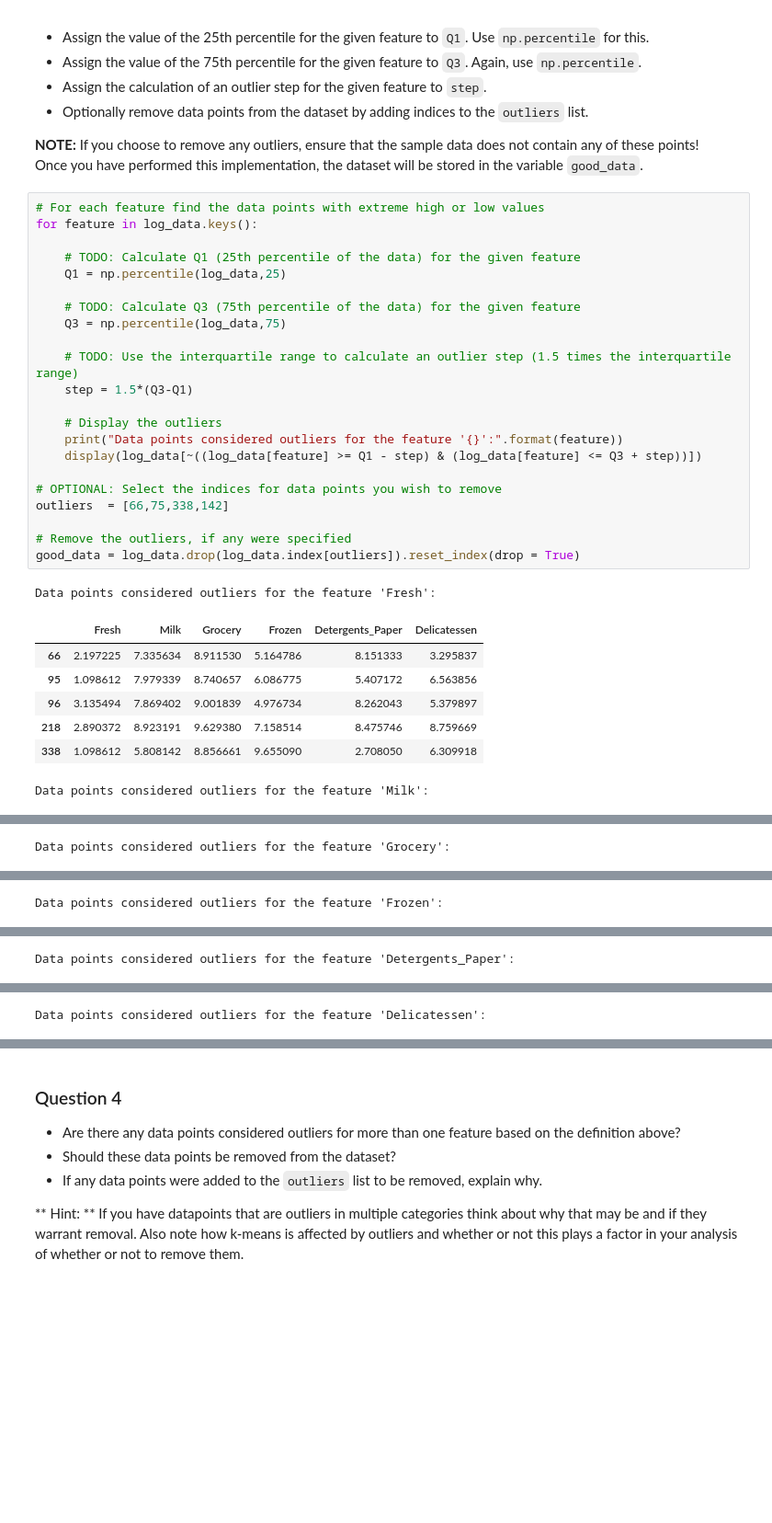
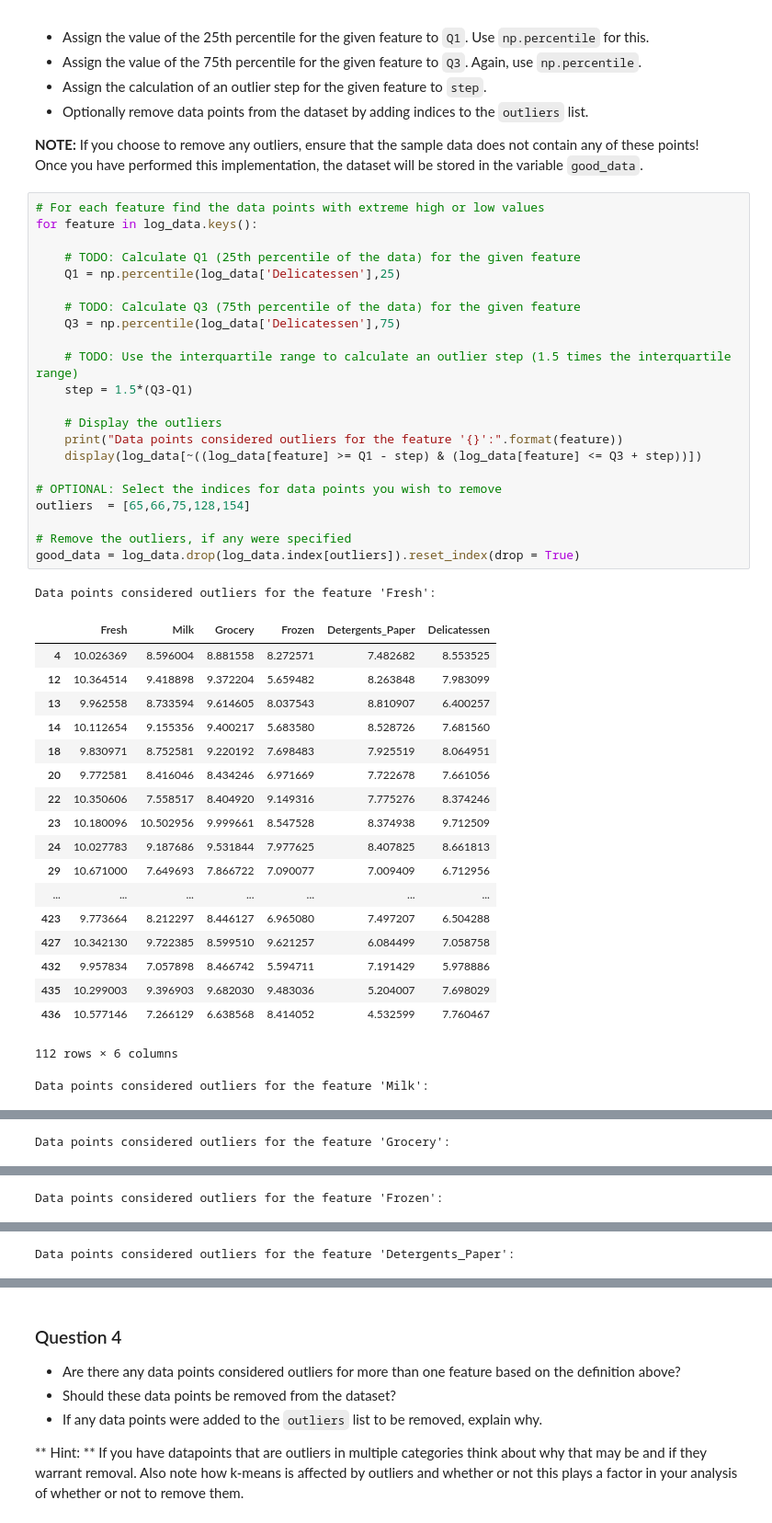
Before and after one commit to AngryFender/customer_segments, a Jupyter notebook: customer_segments.ipynb, the cells around one changed output, grey strips where cells are left out. Shown at 92% size. Cells and saved outputs as stored; diff of their text form; blank space fills up the shorter version.

```diff
--- a/customer_segments.ipynb
+++ b/customer_segments.ipynb
@@ -221,32 +232,44 @@ Once you have performed this implementation, the dataset will be stored in the v
 # %%
 # For each feature find the data points with extreme high or low values
 for feature in log_data.keys():
 
     # TODO: Calculate Q1 (25th percentile of the data) for the given feature
-    Q1 = np.percentile(log_data,25)
+    Q1 = np.percentile(log_data['Delicatessen'],25)
 
     # TODO: Calculate Q3 (75th percentile of the data) for the given feature
-    Q3 = np.percentile(log_data,75)
+    Q3 = np.percentile(log_data['Delicatessen'],75)
 
     # TODO: Use the interquartile range to calculate an outlier step (1.5 times the interquartile range)
     step = 1.5*(Q3-Q1)
 
     # Display the outliers
     print("Data points considered outliers for the feature '{}':".format(feature))
     display(log_data[~((log_data[feature] >= Q1 - step) & (log_data[feature] <= Q3 + step))])
 
 # OPTIONAL: Select the indices for data points you wish to remove
-outliers  = [66,75,338,142]
+outliers  = [65,66,75,128,154]
 
 # Remove the outliers, if any were specified
 good_data = log_data.drop(log_data.index[outliers]).reset_index(drop = True)
 # %% [output]
 Data points considered outliers for the feature 'Fresh':
 |  | Fresh | Milk | Grocery | Frozen | Detergents_Paper | Delicatessen |
-| 66 | 2.197225 | 7.335634 | 8.911530 | 5.164786 | 8.151333 | 3.295837 |
-| 95 | 1.098612 | 7.979339 | 8.740657 | 6.086775 | 5.407172 | 6.563856 |
-| 96 | 3.135494 | 7.869402 | 9.001839 | 4.976734 | 8.262043 | 5.379897 |
-| 218 | 2.890372 | 8.923191 | 9.629380 | 7.158514 | 8.475746 | 8.759669 |
-| 338 | 1.098612 | 5.808142 | 8.856661 | 9.655090 | 2.708050 | 6.309918 |
+| 4 | 10.026369 | 8.596004 | 8.881558 | 8.272571 | 7.482682 | 8.553525 |
+| 12 | 10.364514 | 9.418898 | 9.372204 | 5.659482 | 8.263848 | 7.983099 |
+| 13 | 9.962558 | 8.733594 | 9.614605 | 8.037543 | 8.810907 | 6.400257 |
+| 14 | 10.112654 | 9.155356 | 9.400217 | 5.683580 | 8.528726 | 7.681560 |
+| 18 | 9.830971 | 8.752581 | 9.220192 | 7.698483 | 7.925519 | 8.064951 |
+| 20 | 9.772581 | 8.416046 | 8.434246 | 6.971669 | 7.722678 | 7.661056 |
+| 22 | 10.350606 | 7.558517 | 8.404920 | 9.149316 | 7.775276 | 8.374246 |
+| 23 | 10.180096 | 10.502956 | 9.999661 | 8.547528 | 8.374938 | 9.712509 |
+| 24 | 10.027783 | 9.187686 | 9.531844 | 7.977625 | 8.407825 | 8.661813 |
+| 29 | 10.671000 | 7.649693 | 7.866722 | 7.090077 | 7.009409 | 6.712956 |
+| ... | ... | ... | ... | ... | ... | ... |
+| 423 | 9.773664 | 8.212297 | 8.446127 | 6.965080 | 7.497207 | 6.504288 |
+| 427 | 10.342130 | 9.722385 | 8.599510 | 9.621257 | 6.084499 | 7.058758 |
+| 432 | 9.957834 | 7.057898 | 8.466742 | 5.594711 | 7.191429 | 5.978886 |
+| 435 | 10.299003 | 9.396903 | 9.682030 | 9.483036 | 5.204007 | 7.698029 |
+| 436 | 10.577146 | 7.266129 | 6.638568 | 8.414052 | 4.532599 | 7.760467 |
-Data points considered outliers for the feature 'Milk':
+112 rows × 6 columns
+Data points considered outliers for the feature 'Milk':
 |  | Fresh | Milk | Grocery | Frozen | Detergents_Paper | Delicatessen |
@@ -253,2 +292,2 @@ Data points considered outliers for the feature 'Milk':
-Data points considered outliers for the feature 'Grocery':
+Data points considered outliers for the feature 'Grocery':
 |  | Fresh | Milk | Grocery | Frozen | Detergents_Paper | Delicatessen |
@@ -256,3 +310,3 @@ Data points considered outliers for the feature 'Grocery':
-Data points considered outliers for the feature 'Frozen':
+Data points considered outliers for the feature 'Frozen':
 |  | Fresh | Milk | Grocery | Frozen | Detergents_Paper | Delicatessen |
 | 38 | 8.431853 | 9.663261 | 9.723703 | 3.496508 | 8.847360 | 6.070738 |
@@ -260,3 +322,3 @@ Data points considered outliers for the feature 'Frozen':
 | 420 | 8.402007 | 8.569026 | 9.490015 | 3.218876 | 8.827321 | 7.239215 |
-Data points considered outliers for the feature 'Detergents_Paper':
+Data points considered outliers for the feature 'Detergents_Paper':
 |  | Fresh | Milk | Grocery | Frozen | Detergents_Paper | Delicatessen |
@@ -274,2 +340 @@ Data points considered outliers for the feature 'Detergents_Paper':
 | 402 | 10.186371 | 8.466531 | 8.535230 | 5.393628 | 2.302585 | 5.828946 |
-Data points considered outliers for the feature 'Delicatessen':
```
Also changed, not shown: parts of 17 cells of this notebook, 1 other file.
